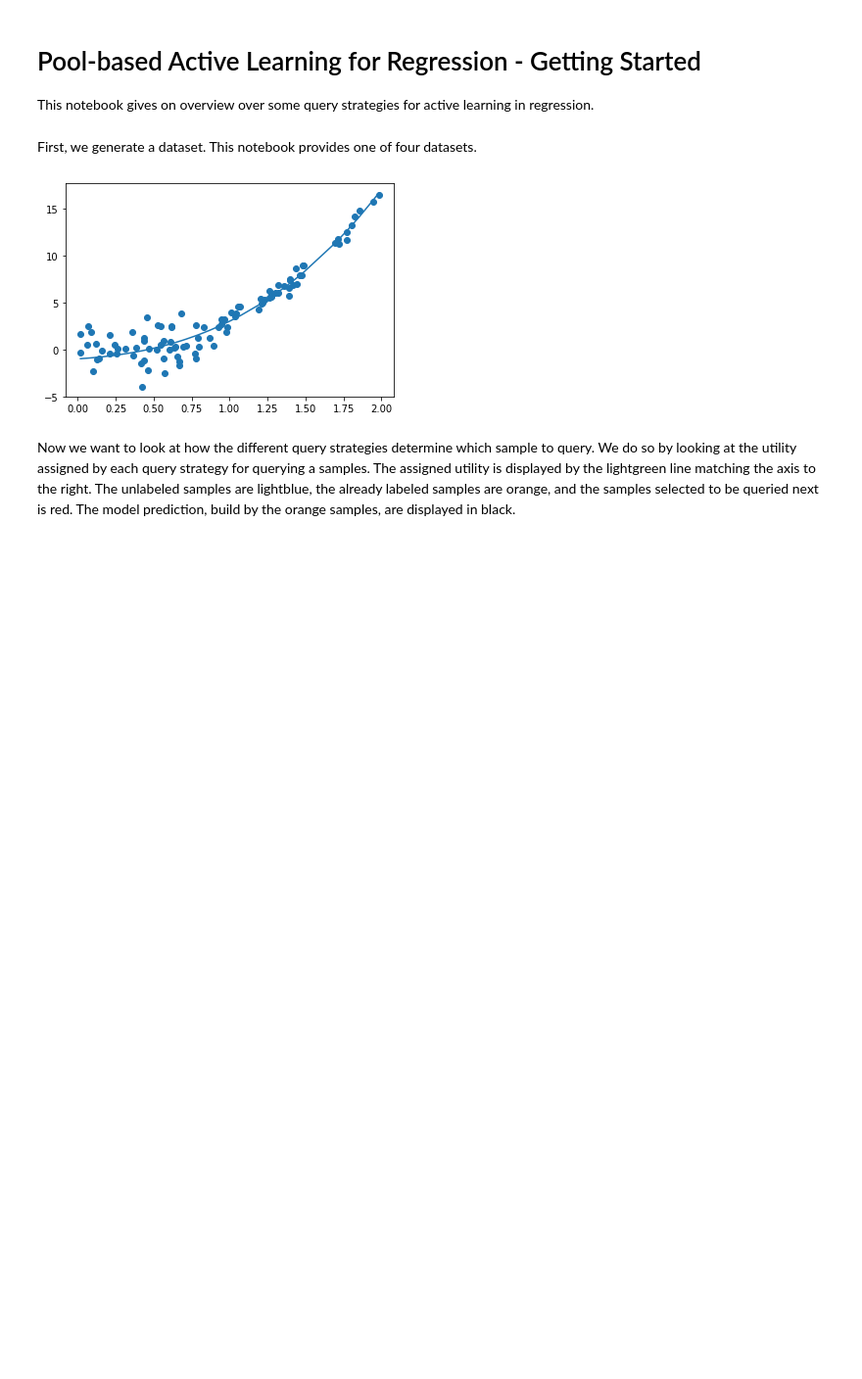
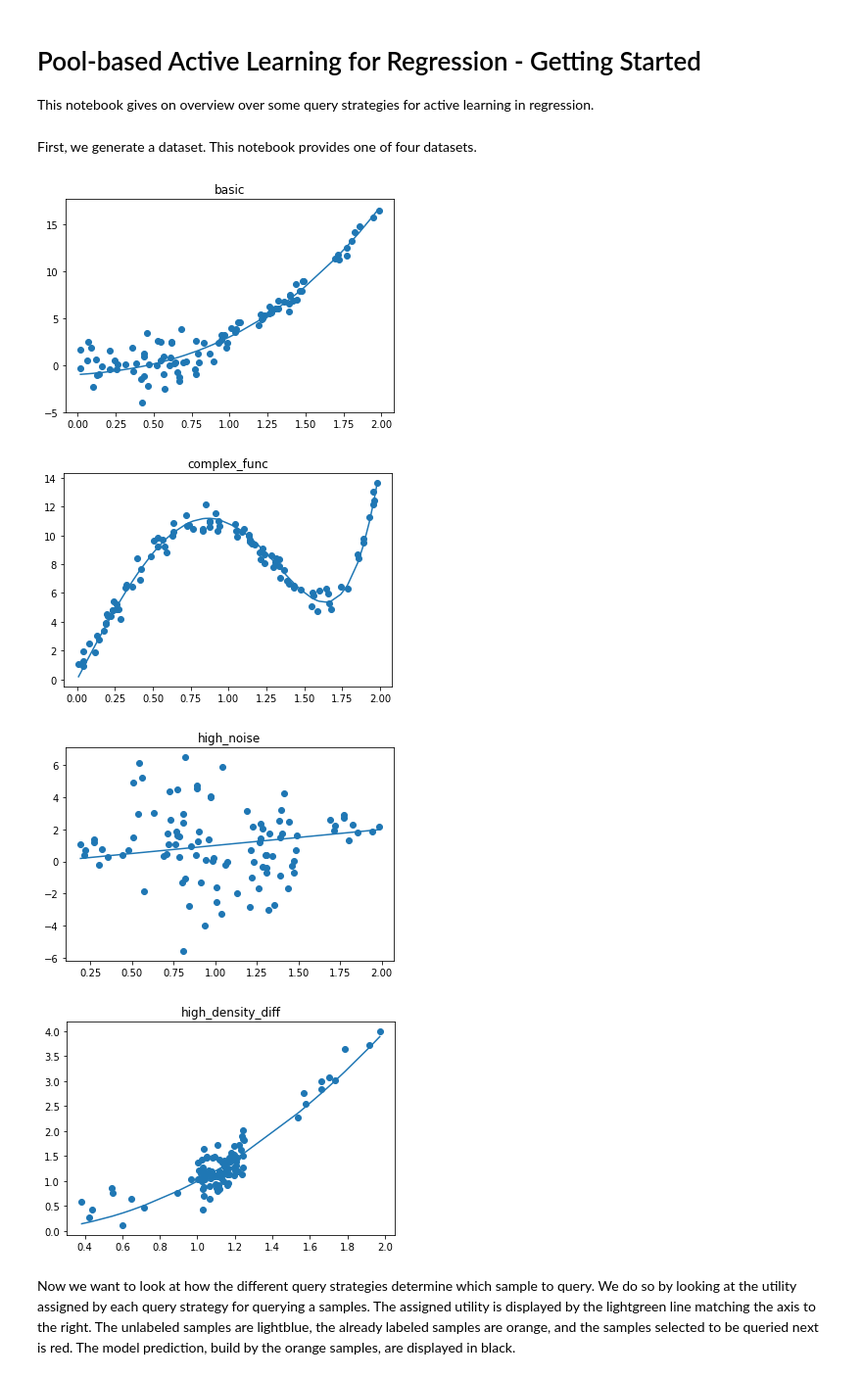
Before and after one commit to scikit-activeml/scikit-activeml, a Jupyter notebook: tutorials/02_pool_regression_getting_started.ipynb, the cells around one changed output. Shown at 98% size. Saved outputs shown, nothing was run; the diff lists cells and outputs as text; code cells hidden in the pictures; blank space fills up the shorter version.

```diff
--- a/tutorials/02_pool_regression_getting_started.ipynb
+++ b/tutorials/02_pool_regression_getting_started.ipynb
@@ -18,48 +18,52 @@ from scipy.stats import norm, uniform
 First, we generate a dataset. This notebook provides one of four datasets.
 # %%
 random_state = 0
-n_samples = 100
 n_iterations = 8
 
 def uniform_rvs(*pos_args, **key_word_args):
     return uniform.rvs(*pos_args, **key_word_args, random_state=random_state)
 
 def norm_rvs(*pos_args, **key_word_args):
     return norm.rvs(*pos_args, **key_word_args, random_state=random_state)
 
 settings = {
     'basic': (
         lambda X_: (X_**3 + 2*X_**2 + X_ - 1).flatten(),
         np.sort(np.concatenate((uniform_rvs(0, 1, 60),uniform_rvs(1, 0.5, 30), uniform_rvs(1.5, 0.5, 10)))),
         np.concatenate((norm_rvs(0, 1.5, 60), norm_rvs(0, 0.5, 40)))
     ),
     'complex_func': (
         lambda X_: (6/7*X_**6 - 10*X_**3 + 20*X_).flatten(),
         np.sort(uniform_rvs(0, 2, 100)),
         norm_rvs(0, 0.5, 100)
     ),
     'high_noise': (
         lambda X_: X_.flatten(),
         np.sort(np.concatenate(tuple(uniform_rvs(s, 0.5, n) for s, n in [(0, 10), (0.5, 40), (1.0, 40), (1.5, 10)]))),
         np.concatenate(tuple(norm_rvs(0, std, n) for std, n in [(0.5, 10), (2.5, 80), (0.5, 10)]))
     ),
     'high_density_diff': (
         lambda X_: (X_**2).flatten(),
         np.sort(np.concatenate((uniform_rvs(0, 1, 10), uniform_rvs(1, 0.25, 80), uniform_rvs(1.25, 0.75, 10)))),
         norm_rvs(0, 0.25, 100)
     )
 }
 
-true_function, samples, noise = settings['basic'] # select another data set here
-X = samples.reshape(-1, 1)
-X_test = np.linspace(0, 2, num=100).reshape(-1, 1)
-y_true = true_function(X) + noise
+for variant in ['basic', 'complex_func', 'high_noise', 'high_density_diff']:
+    true_function, X, noise = settings[variant]
+    X = X.reshape(-1, 1)
+    y_true = true_function(X) + noise
+    X_test = np.linspace(0, 2, num=200).reshape(-1, 1)
 
-plt.scatter(X, y_true)
-plt.plot(X, true_function(X))
-plt.show()
+    plt.title(variant)
+    plt.scatter(X, y_true)
+    plt.plot(X, true_function(X))
+    plt.show()
 # %% [output]
-[figure, old version]
+[figure, new version]
+[figure, added]
+[figure, added]
+[figure, added]
 # %% [markdown]
 Now we want to look at how the different query strategies determine
 which sample to query. We do so by looking at the utility assigned by
```
Also changed, not shown: parts of 3 cells of this notebook, 20 other files.
